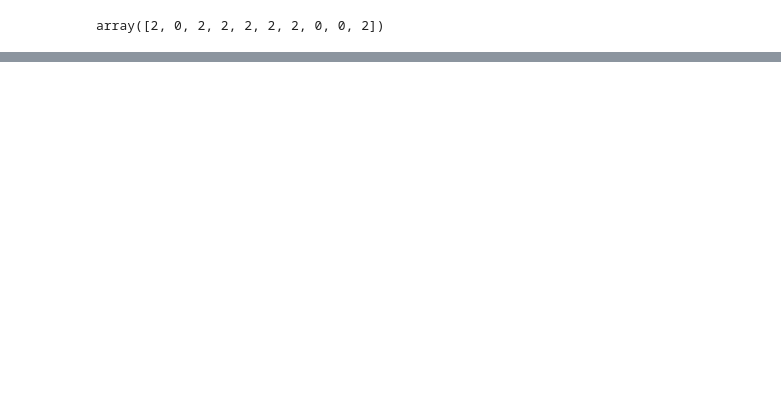
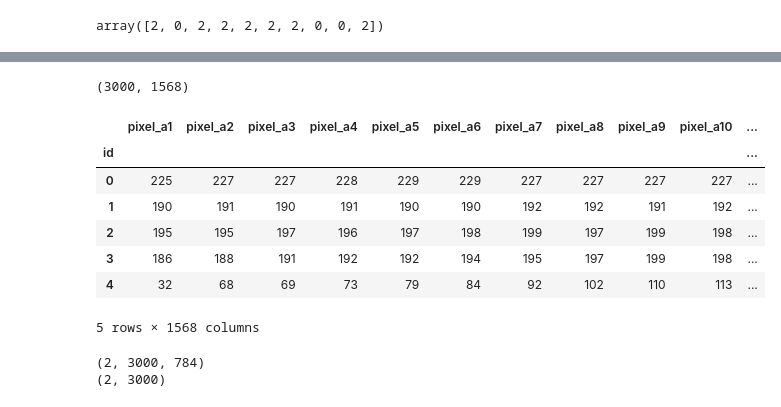
Before and after one commit to MathieuBeaudoin/IFT6390B_Kaggle2, a Jupyter notebook: randomforest.ipynb, the cells around one changed output, grey strips where cells are left out. Saved outputs shown, nothing was run; the diff lists cells and outputs as text; code cells hidden in the pictures; blank space fills up the shorter version.

```diff
--- a/randomforest.ipynb
+++ b/randomforest.ipynb
@@ -596,0 +628,35 @@ for depth in range(7, 9):
+# %%
+test = pd.read_csv(os.path.join(
+    "data",
+    "ascii-sign-language",
+    "test.csv"),
+    index_col = 0)
+print(test.shape)
+test.head()
+# %% [output]
+(3000, 1568)
+|  | pixel_a1 | pixel_a2 | pixel_a3 | pixel_a4 | pixel_a5 | pixel_a6 | pixel_a7 | pixel_a8 | pixel_a9 | pixel_a10 | ... |
+| id |  |  |  |  |  |  |  |  |  |  | ... |
+| 0 | 225 | 227 | 227 | 228 | 229 | 229 | 227 | 227 | 227 | 227 | ... |
+| 1 | 190 | 191 | 190 | 191 | 190 | 190 | 192 | 192 | 191 | 192 | ... |
+| 2 | 195 | 195 | 197 | 196 | 197 | 198 | 199 | 197 | 199 | 198 | ... |
+| 3 | 186 | 188 | 191 | 192 | 192 | 194 | 195 | 197 | 199 | 198 | ... |
+| 4 | 32 | 68 | 69 | 73 | 79 | 84 | 92 | 102 | 110 | 113 | ... |
+5 rows × 1568 columns
+# %%
+d = int(test.shape[1] / 2)
+test_sets = np.array([
+    test.iloc[:, :d].to_numpy(),
+    test.iloc[:, d:].to_numpy()
+])
+print(test_sets.shape)
+ascii_values = np.array([
+    rf.predict(
+        X = ts,
+        first_past_the_post = False
+    ) for ts in test_sets
+])
+print(ascii_values.shape)
+# %% [output]
+(2, 3000, 784)
+(2, 3000)
```
Also changed, not shown: parts of 21 cells of this notebook, 3 other files.
